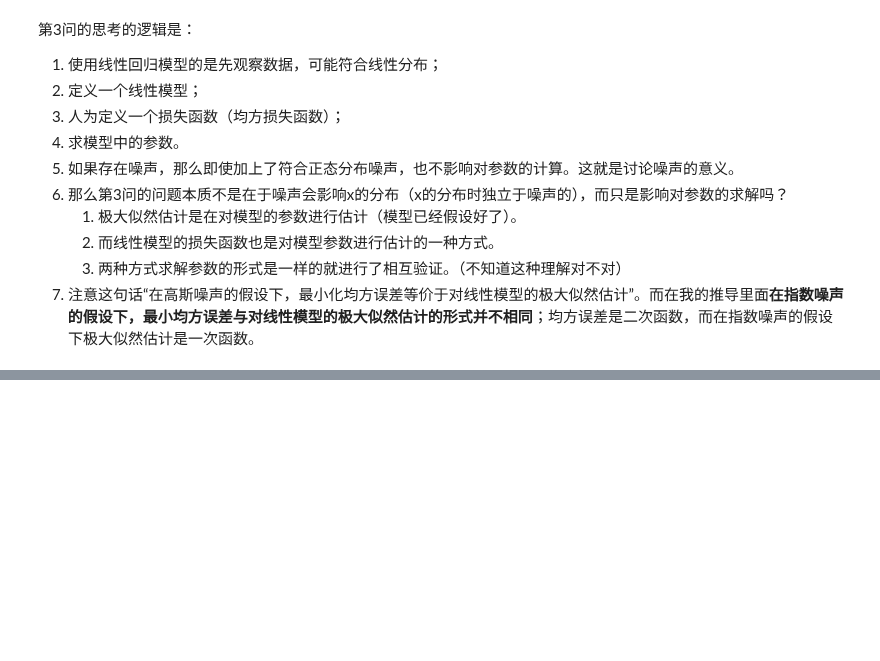
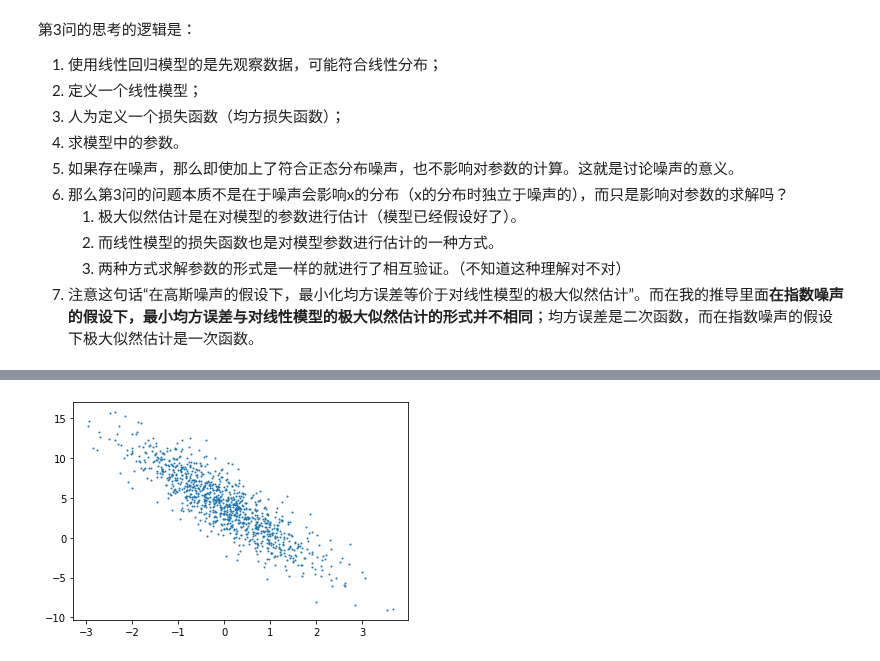
Before and after one commit to youareeverysingleday/MachineLearningAssignments, a Jupyter notebook: notes/DiveIntoDeepLearning/Chapter3_LinearRegression.ipynb, the cells around one changed output, grey strips where cells are left out. Drawn from its saved outputs; the diff is of its cells as text; code cells hidden in the pictures; blank space fills up the shorter version.

```diff
--- a/notes/DiveIntoDeepLearning/Chapter3_LinearRegression.ipynb
+++ b/notes/DiveIntoDeepLearning/Chapter3_LinearRegression.ipynb
@@ -375,0 +411,5 @@ $$
+# %%
+plt.scatter(features[:, (1)].numpy(), labels.numpy(), 1)
+plt.show()
+# %% [output]
+[figure, added]
```
Also changed, not shown: parts of 16 cells of this notebook, 5 other files.
